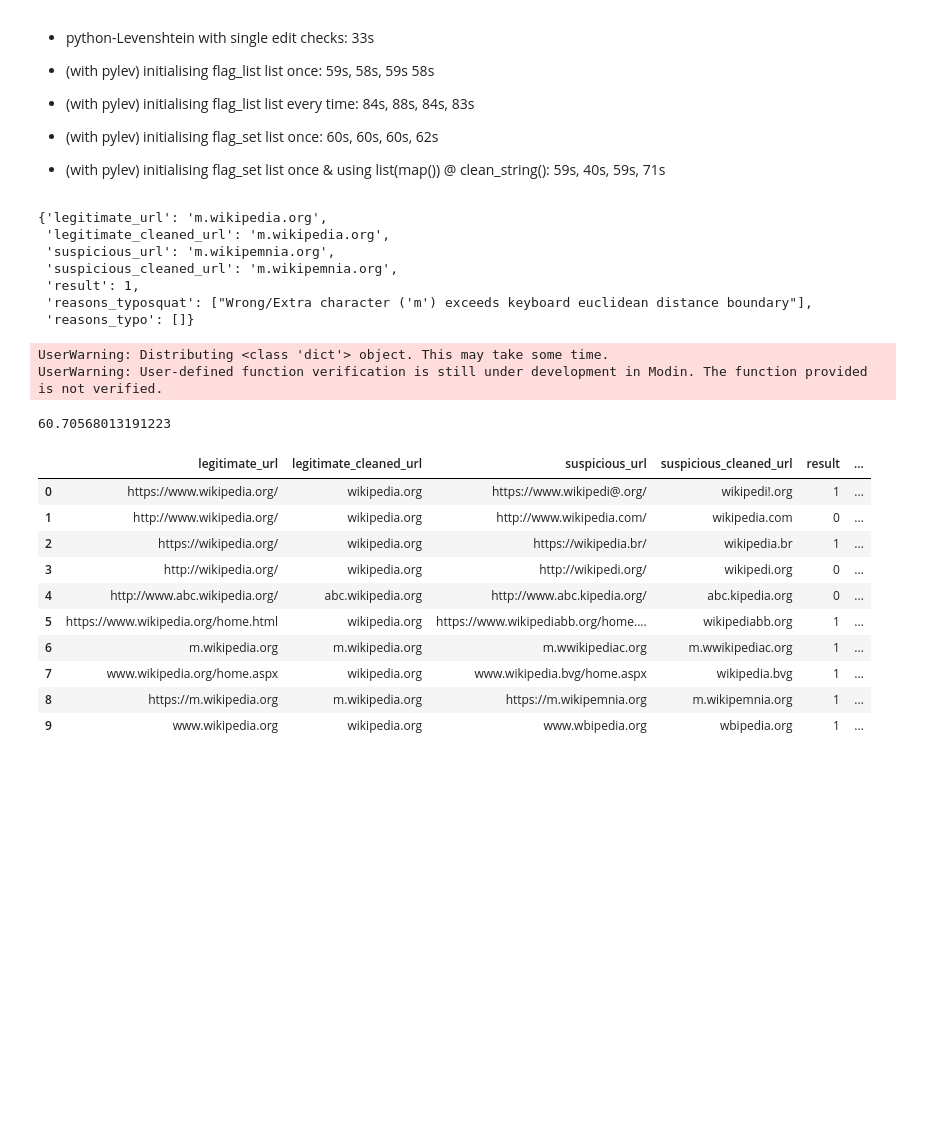
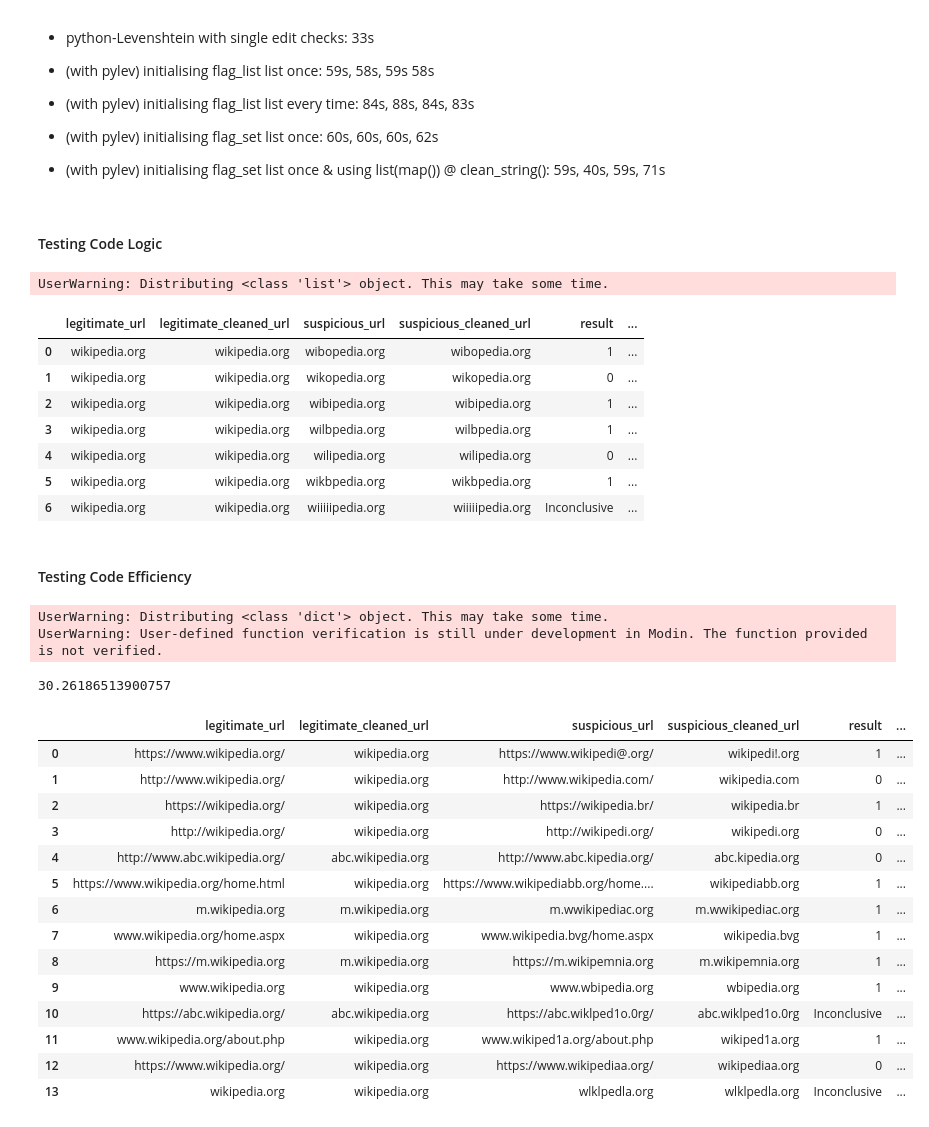
Before and after one commit to georginacyc/Internship, a Jupyter notebook: Typosquatting/TypoSquatting.ipynb, the cells around one changed output. Drawn from its saved outputs; the diff is of its cells as text; code cells hidden in the pictures; blank space fills up the shorter version.

```diff
--- a/Typosquatting/TypoSquatting.ipynb
+++ b/Typosquatting/TypoSquatting.ipynb
@@ -489,17 +488,27 @@ def is_typo(sus_original_url, legit_original_url):
 - (with pylev) initialising flag_set list once: 60s, 60s, 60s, 62s
 
 - (with pylev) initialising flag_set list once & using list(map()) @ clean_string(): 59s, 40s, 59s, 71s
+# %% [markdown]
+#### Testing Code Logic
 # %%
-# l = ["wibopedia.org", "wikopedia.org", "wibipedia.org"]
+l = ["wibopedia.org", "wikopedia.org", "wibipedia.org", "wilbpedia.org", "wilipedia.org", "wikbpedia.org"]
+r = []
 
-# for link in l:
-#     print(is_typo(link, "wikipedia.org"))
+for link in l:
+    r.append(is_typo(link, "wikipedia.org"))
+
+df = pd.DataFrame(r)
+df
 # %% [output]
-{'legitimate_url': 'm.wikipedia.org',
- 'legitimate_cleaned_url': 'm.wikipedia.org',
- 'suspicious_url': 'm.wikipemnia.org',
- 'suspicious_cleaned_url': 'm.wikipemnia.org',
- 'result': 1,
- 'reasons_typosquat': ["Wrong/Extra character ('m') exceeds keyboard euclidean distance boundary"],
- 'reasons_typo': []}
+UserWarning: Distributing <class 'list'> object. This may take some time.
+|  | legitimate_url | legitimate_cleaned_url | suspicious_url | suspicious_cleaned_url | result | ... |
+| 0 | wikipedia.org | wikipedia.org | wibopedia.org | wibopedia.org | 1 | ... |
+| 1 | wikipedia.org | wikipedia.org | wikopedia.org | wikopedia.org | 0 | ... |
+| 2 | wikipedia.org | wikipedia.org | wibipedia.org | wibipedia.org | 1 | ... |
+| 3 | wikipedia.org | wikipedia.org | wilbpedia.org | wilbpedia.org | 1 | ... |
+| 4 | wikipedia.org | wikipedia.org | wilipedia.org | wilipedia.org | 0 | ... |
+| 5 | wikipedia.org | wikipedia.org | wikbpedia.org | wikbpedia.org | 1 | ... |
+| 6 | wikipedia.org | wikipedia.org | wiiiiipedia.org | wiiiiipedia.org | Inconclusive | ... |
+# %% [markdown]
+#### Testing Code Efficiency
 # %%
@@ -510,36 +519,40 @@ sus_urls = ["https://www.wikipedi@.org/", "http://www.wikipedia.com/", "https://
 legit_urls = legit_urls * 1000
 sus_urls = sus_urls * 1000
 
 # CHANGE: Added this line to create dataframe of test cases
 test_df = pd.DataFrame({"legitimate_urls": legit_urls, "suspicious_urls": sus_urls})
 
 # CHANGE: Added variable to check performance time check
 start = time.time()
 
 # CHANGE: Changed for loop to test_df.apply
 results_df = test_df.apply(lambda x: is_typo(x["suspicious_urls"], x["legitimate_urls"]), axis=1, result_type="expand")
 
 # CHANGE: Print execution time
 print(time.time() - start)
 pd.set_option('display.max_colwidth', None)
 
-# CHANGE: Display first 10 rows only
-results_df.head(10)
+# CHANGE2: Display first 14 rows only
+results_df.head(14)
 # %% [output]
 UserWarning: Distributing <class 'dict'> object. This may take some time.
 UserWarning: User-defined function verification is still under development in Modin. The function provided is not verified.
-60.70568013191223
+30.26186513900757
 |  | legitimate_url | legitimate_cleaned_url | suspicious_url | suspicious_cleaned_url | result | ... |
 | 0 | https://www.wikipedia.org/ | wikipedia.org | https://www.wikipedi@.org/ | wikipedi!.org | 1 | ... |
 | 1 | http://www.wikipedia.org/ | wikipedia.org | http://www.wikipedia.com/ | wikipedia.com | 0 | ... |
 | 2 | https://wikipedia.org/ | wikipedia.org | https://wikipedia.br/ | wikipedia.br | 1 | ... |
 | 3 | http://wikipedia.org/ | wikipedia.org | http://wikipedi.org/ | wikipedi.org | 0 | ... |
 | 4 | http://www.abc.wikipedia.org/ | abc.wikipedia.org | http://www.abc.kipedia.org/ | abc.kipedia.org | 0 | ... |
 | 5 | https://www.wikipedia.org/home.html | wikipedia.org | https://www.wikipediabb.org/home.... | wikipediabb.org | 1 | ... |
 | 6 | m.wikipedia.org | m.wikipedia.org | m.wwikipediac.org | m.wwikipediac.org | 1 | ... |
 | 7 | www.wikipedia.org/home.aspx | wikipedia.org | www.wikipedia.bvg/home.aspx | wikipedia.bvg | 1 | ... |
 | 8 | https://m.wikipedia.org | m.wikipedia.org | https://m.wikipemnia.org | m.wikipemnia.org | 1 | ... |
 | 9 | www.wikipedia.org | wikipedia.org | www.wbipedia.org | wbipedia.org | 1 | ... |
+| 10 | https://abc.wikipedia.org/ | abc.wikipedia.org | https://abc.wiklped1o.0rg/ | abc.wiklped1o.0rg | Inconclusive | ... |
+| 11 | www.wikipedia.org/about.php | wikipedia.org | www.wikiped1a.org/about.php | wikiped1a.org | 1 | ... |
+| 12 | https://www.wikipedia.org/ | wikipedia.org | https://www.wikipediaa.org/ | wikipediaa.org | 0 | ... |
+| 13 | wikipedia.org | wikipedia.org | wlklpedla.org | wlklpedla.org | Inconclusive | ... |
 # %%
 # profile = cProfile.Profile()
 # for i in range(len(legit_urls)):
```
Also changed, not shown: parts of 2 cells of this notebook.
